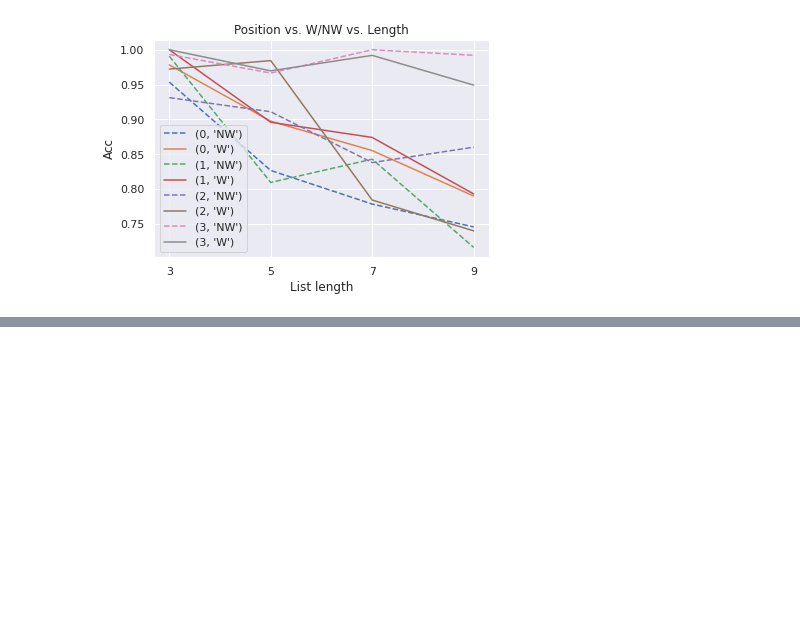
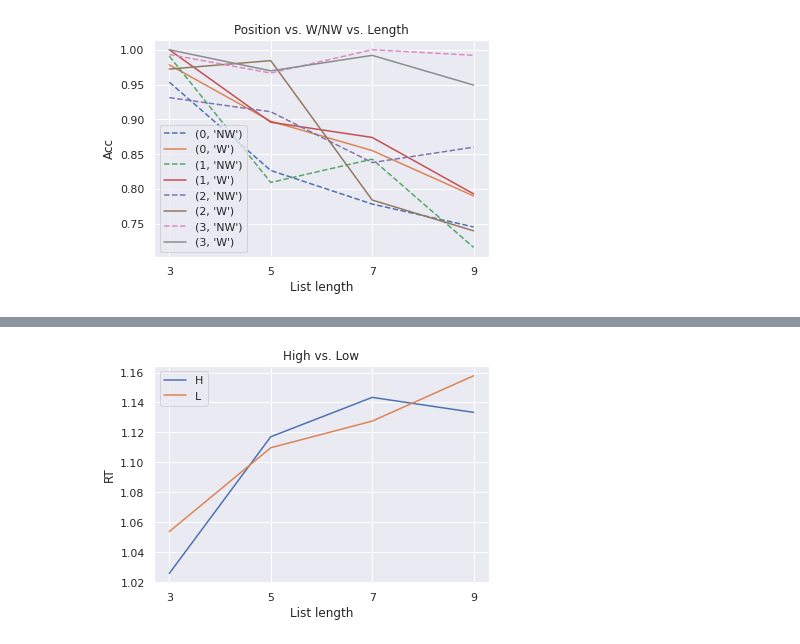
Before and after one commit to cristinarainich/Sternberg_analysis, a Jupyter notebook: EEG_dataset.ipynb, the cells around one changed output, grey strips where cells are left out. Cells and saved outputs as stored; diff of their text form; code cells hidden in the pictures; blank space fills up the shorter version.

```diff
--- a/EEG_dataset.ipynb
+++ b/EEG_dataset.ipynb
@@ -562,0 +612,26 @@ pl.title('Position vs. W/NW vs. Length');
+# %%
+high_low = subset.copy()
+new_names = []
+names = high_low.ProbeCategory.values
+for i in names:
+  if 'low' in i:
+    new_names.append('L')
+  elif 'high' in i:
+    new_names.append('H')
+  else:
+    print('Check', i)
+    break
+high_low['ProbeCategory'] = new_names
+
+pl.figure()
+high_low = high_low.groupby(['ProbeCategory', 'Length'])[['ReactionTime']].mean().reset_index()
+for i in high_low.ProbeCategory.unique():
+  x = high_low[high_low['ProbeCategory'] == i]
+  pl.plot(x.Length, x.ReactionTime)
+pl.xticks(x.Length)
+pl.xlabel('List length')
+pl.ylabel('RT')
+pl.legend(high_low.ProbeCategory.unique())
+pl.title('High vs. Low');
+# %% [output]
+[figure, added]
```
Also changed, not shown: parts of 11 cells of this notebook.
